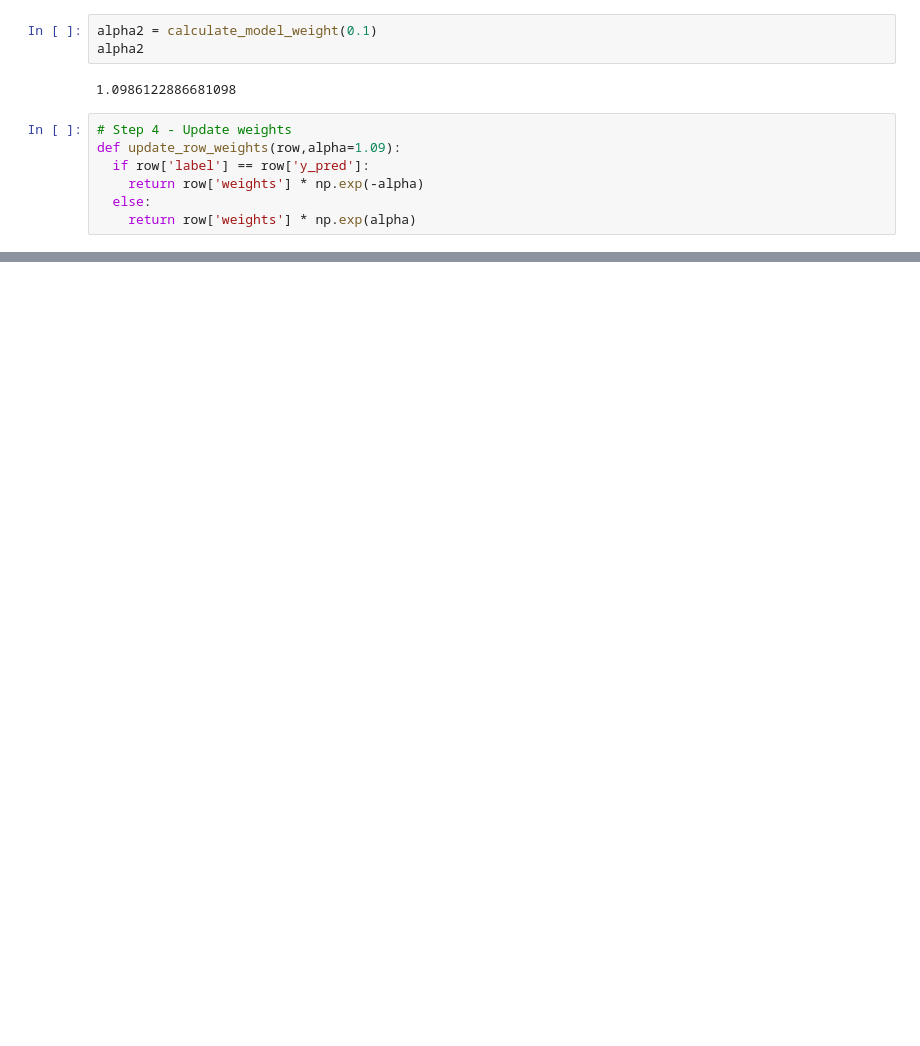
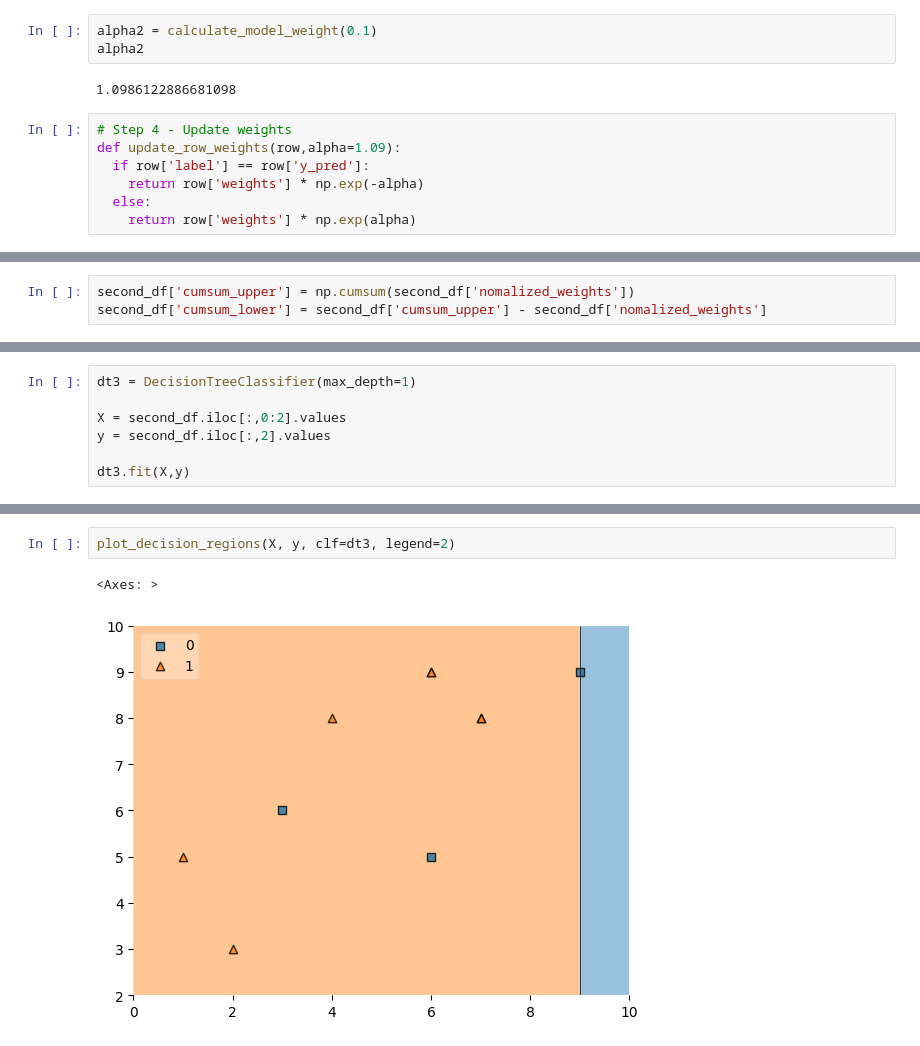
Before and after one commit to gautamsudip/Machine-Learning-Algorithms-From-Scratch, a Jupyter notebook: adaboost.ipynb, the cells around one changed output, grey strips where cells are left out. Drawn from its saved outputs; the diff is of its cells as text; blank space fills up the shorter version.

```diff
--- a/adaboost.ipynb
+++ b/adaboost.ipynb
@@ -273,0 +278,3 @@ second_df
+# %%
+second_df['cumsum_upper'] = np.cumsum(second_df['nomalized_weights'])
+second_df['cumsum_lower'] = second_df['cumsum_upper'] - second_df['nomalized_weights']
@@ -273,0 +311,7 @@ second_df
+# %%
+dt3 = DecisionTreeClassifier(max_depth=1)
+
+X = second_df.iloc[:,0:2].values
+y = second_df.iloc[:,2].values
+
+dt3.fit(X,y)
@@ -273,0 +335,5 @@ second_df
+# %%
+plot_decision_regions(X, y, clf=dt3, legend=2)
+# %% [output]
+<Axes: >
+[figure, added]
```
Also changed, not shown: parts of 15 cells of this notebook.
